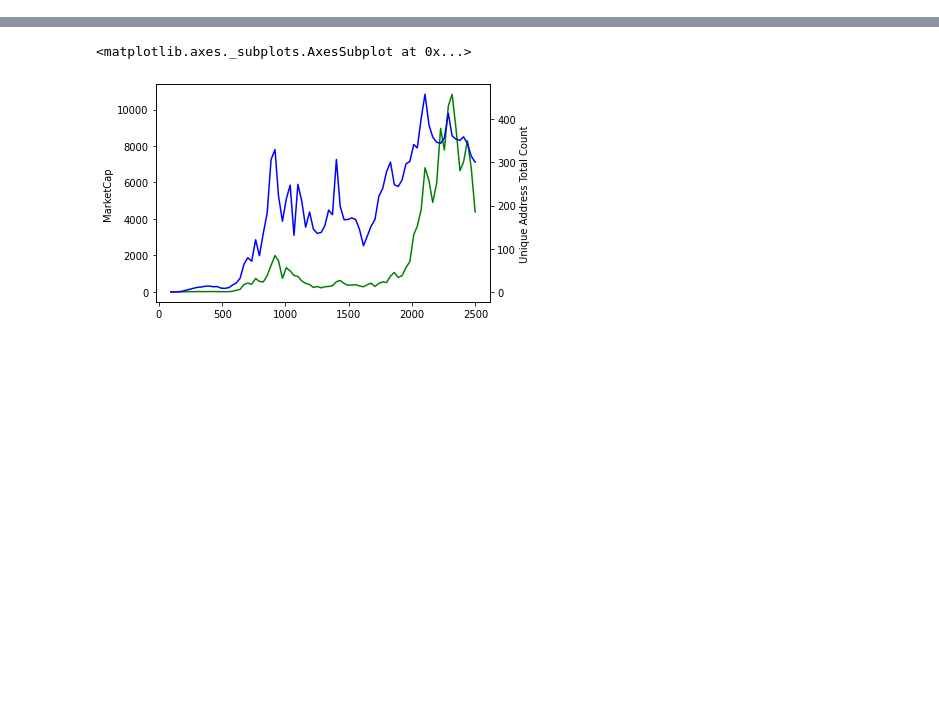
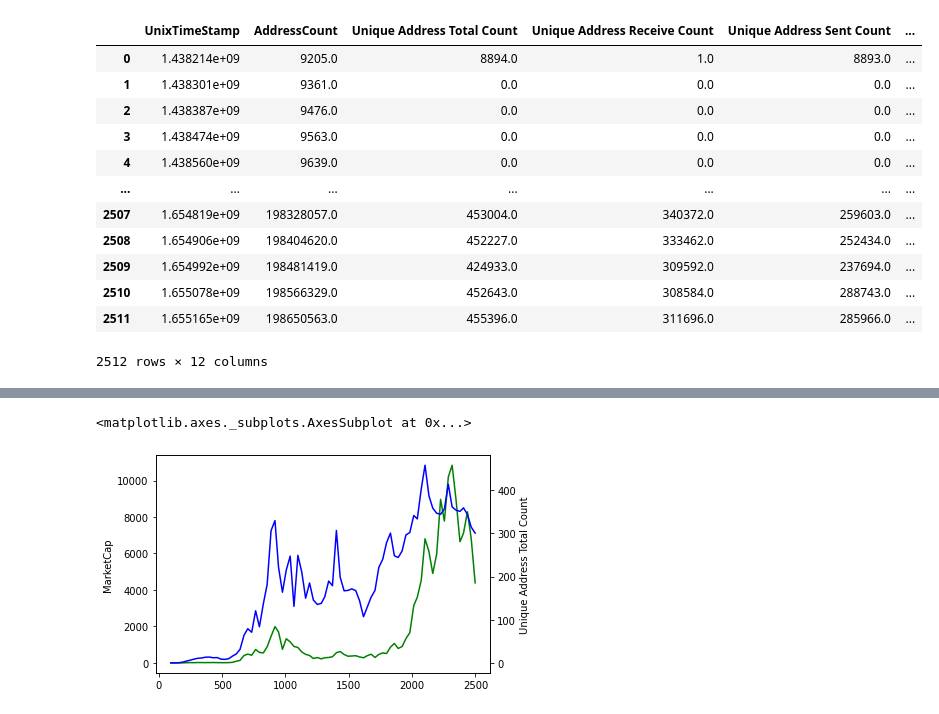
Before and after one commit to Plyeronn/DataScience, a Jupyter notebook: exploration.ipynb, the cells around one changed output, grey strips where cells are left out. Saved outputs shown, nothing was run; the diff lists cells and outputs as text; code cells hidden in the pictures; blank space fills up the shorter version.

```diff
--- a/exploration.ipynb
+++ b/exploration.ipynb
@@ -91,0 +123,17 @@ frame
+# %%
+#Test shift
+shift_(tmp,'MarketCap', -2)
+# %% [output]
+|  | UnixTimeStamp | AddressCount | Unique Address Total Count | Unique Address Receive Count | Unique Address Sent Count | ... |
+| 0 | 1.438214e+09 | 9205.0 | 8894.0 | 1.0 | 8893.0 | ... |
+| 1 | 1.438301e+09 | 9361.0 | 0.0 | 0.0 | 0.0 | ... |
+| 2 | 1.438387e+09 | 9476.0 | 0.0 | 0.0 | 0.0 | ... |
+| 3 | 1.438474e+09 | 9563.0 | 0.0 | 0.0 | 0.0 | ... |
+| 4 | 1.438560e+09 | 9639.0 | 0.0 | 0.0 | 0.0 | ... |
+| ... | ... | ... | ... | ... | ... | ... |
+| 2507 | 1.654819e+09 | 198328057.0 | 453004.0 | 340372.0 | 259603.0 | ... |
+| 2508 | 1.654906e+09 | 198404620.0 | 452227.0 | 333462.0 | 252434.0 | ... |
+| 2509 | 1.654992e+09 | 198481419.0 | 424933.0 | 309592.0 | 237694.0 | ... |
+| 2510 | 1.655078e+09 | 198566329.0 | 452643.0 | 308584.0 | 288743.0 | ... |
+| 2511 | 1.655165e+09 | 198650563.0 | 455396.0 | 311696.0 | 285966.0 | ... |
+2512 rows × 12 columns
```
Also changed, not shown: parts of 16 cells of this notebook, 9 other files.
